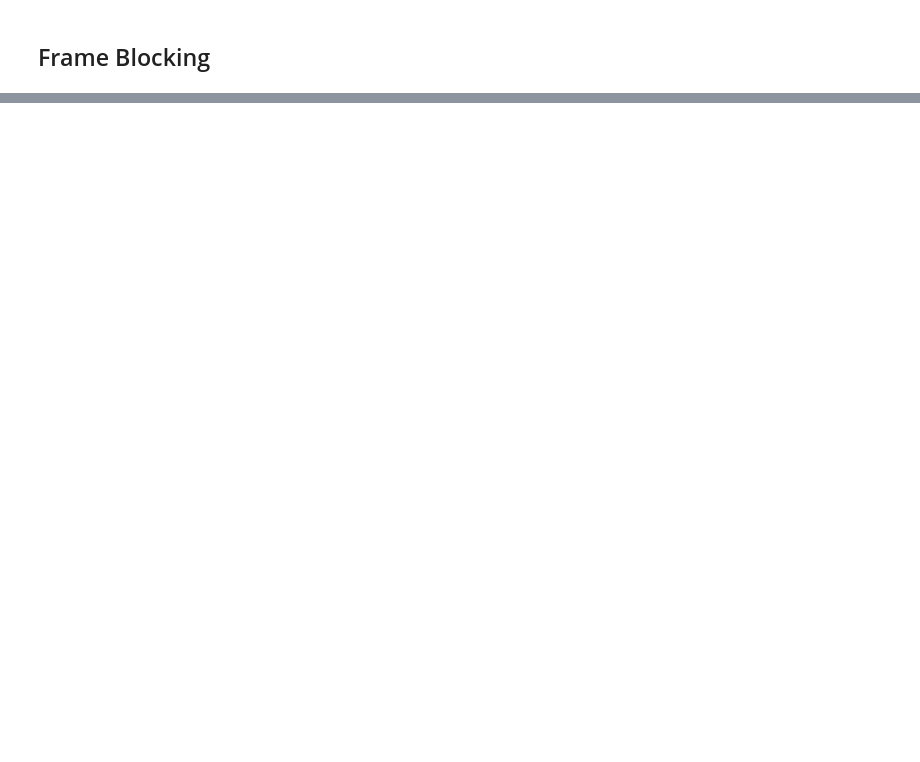
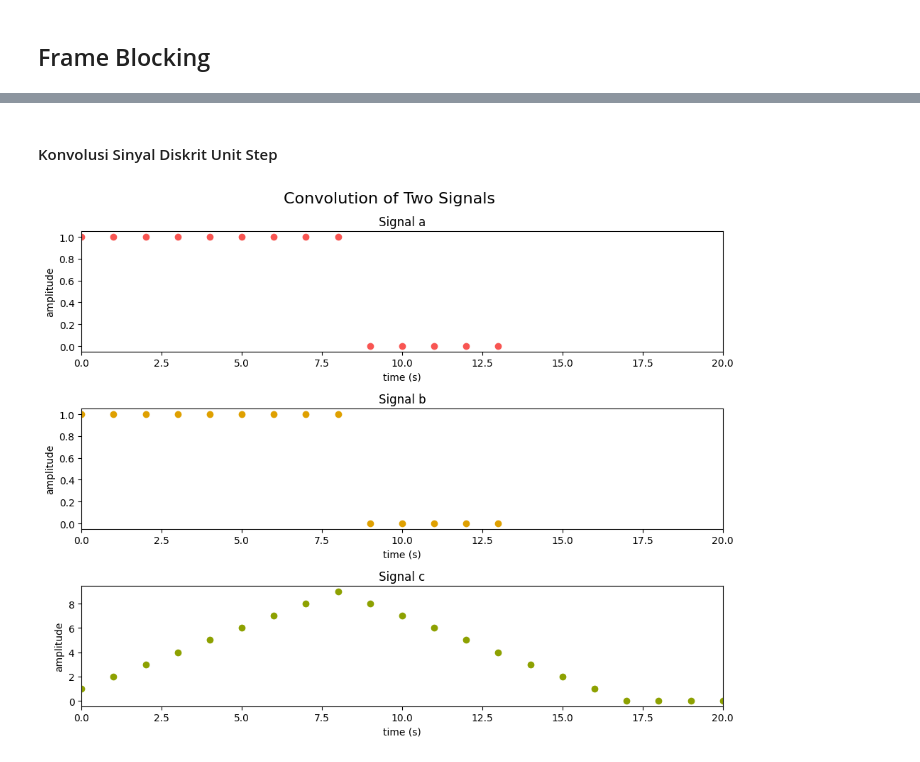
Before and after one commit to Fsyahputra/Pengolahan-Sinyal-Digital, a Jupyter notebook: Praktikum/percobaan2.ipynb, the cells around one changed output, grey strips where cells are left out. Saved outputs shown, nothing was run; the diff lists cells and outputs as text; code cells hidden in the pictures; blank space fills up the shorter version.

```diff
--- a/Praktikum/percobaan2.ipynb
+++ b/Praktikum/percobaan2.ipynb
@@ -250,0 +324,31 @@ alarm, sr = librosa.load('./alarm.wav', sr=None)
+# %% [markdown]
+#### Konvolusi Sinyal Diskrit Unit Step
+# %%
+signal = [np.ones(9),np.zeros(5)]
+signal = np.concatenate(signal)
+a = signal
+b = signal
+c = np.convolve(a, b)
+t = np.arange(0, len(c))
+fig, axs = plt.subplots(3,1)
+fig.set_size_inches(10, 8)
+fig.suptitle('Convolution of Two Signals', fontsize=16)
+axs[0].scatter(range(len(a)),a, color=next(color_cycle))
+axs[0].set_title('Signal a')
+axs[0].set_xlabel('time (s)')
+axs[0].set_ylabel('amplitude')
+axs[0].set_xlim(0, 20)
+axs[1].scatter(range(len(b)),b, color=next(color_cycle))
+axs[1].set_title('Signal b')
+axs[1].set_xlabel('time (s)')
+axs[1].set_ylabel('amplitude')
+axs[1].set_xlim(0, 20)
+axs[2].scatter(t,c, color=next(color_cycle))
+axs[2].set_title('Signal c')
+axs[2].set_xlabel('time (s)')
+axs[2].set_ylabel('amplitude')
+axs[2].set_xlim(0, 20)
+plt.tight_layout()
+plt.show()
+# %% [output]
+[figure, added]
```
Also changed, not shown: parts of 18 cells of this notebook.
